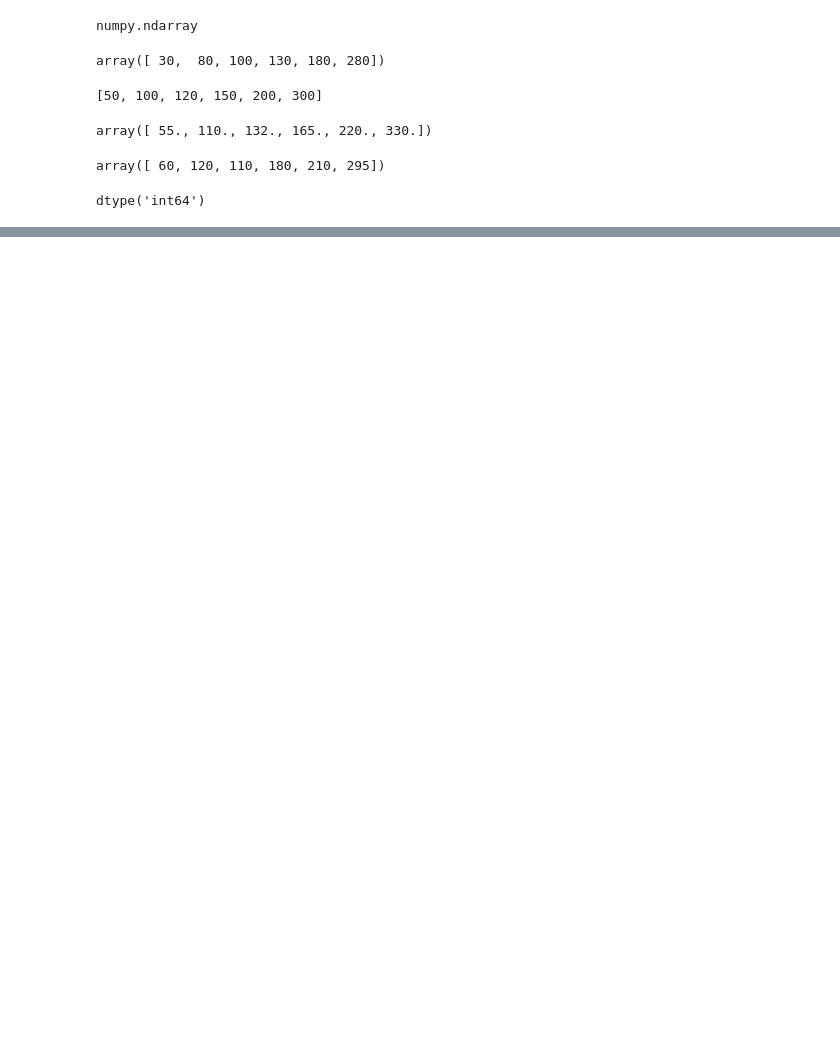
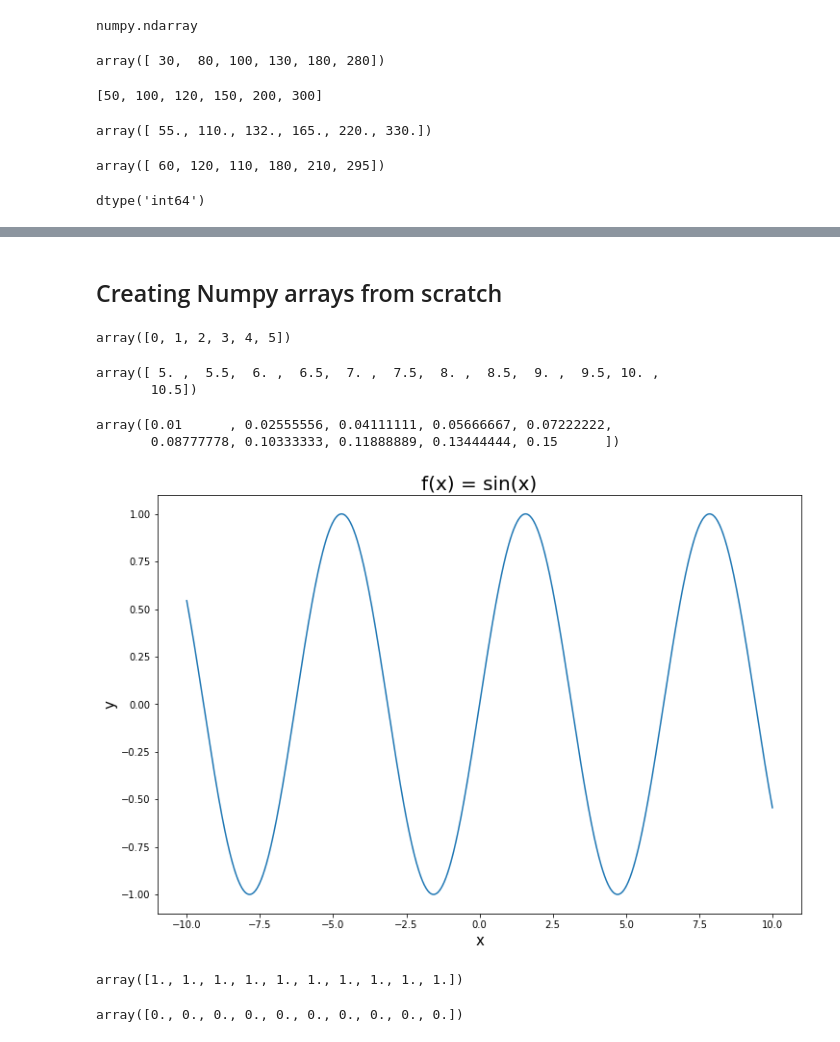
Before and after one commit to davidainslie/binance, a Jupyter notebook: src/numpy-pandas-matplotlib-seaborn.ipynb, the cells around one changed output, grey strips where cells are left out. Saved outputs shown, nothing was run; the diff lists cells and outputs as text; code cells hidden in the pictures; blank space fills up the shorter version.

```diff
--- a/src/numpy-pandas-matplotlib-seaborn.ipynb
+++ b/src/numpy-pandas-matplotlib-seaborn.ipynb
@@ -97,0 +305,2 @@ dtype('int64')
+# %% [markdown]
+## Creating Numpy arrays from scratch
@@ -97,0 +309,37 @@ dtype('int64')
+# %%
+np.arange(6)
+# %% [output]
+array([0, 1, 2, 3, 4, 5])
+# %%
+np.arange(5, 11, 0.5)
+# %% [output]
+array([ 5. ,  5.5,  6. ,  6.5,  7. ,  7.5,  8. ,  8.5,  9. ,  9.5, 10. ,
+       10.5])
+# %%
+# 10 evenly spaced (interest rate) numbers:
+np.linspace(0.01, 0.15, num = 10)
+# %% [output]
+array([0.01      , 0.02555556, 0.04111111, 0.05666667, 0.07222222,
+       0.08777778, 0.10333333, 0.11888889, 0.13444444, 0.15      ])
+# %%
+x = np.linspace(-10, 10, 1000)
+y = np.sin(x)
+
+import matplotlib.pyplot as plt
+
+plt.figure(figsize = (12, 8))
+plt.plot(x, y)
+plt.title("f(x) = sin(x)", fontsize = 20)
+plt.xlabel("x", fontsize = 15)
+plt.ylabel("y", fontsize = 15)
+plt.show()
+# %% [output]
+[figure, added]
+# %%
+np.ones(10)
+# %% [output]
+array([1., 1., 1., 1., 1., 1., 1., 1., 1., 1.])
+# %%
+np.zeros(10)
+# %% [output]
+array([0., 0., 0., 0., 0., 0., 0., 0., 0., 0.])
```
Also changed, not shown: parts of 52 cells of this notebook, 1 other file.
